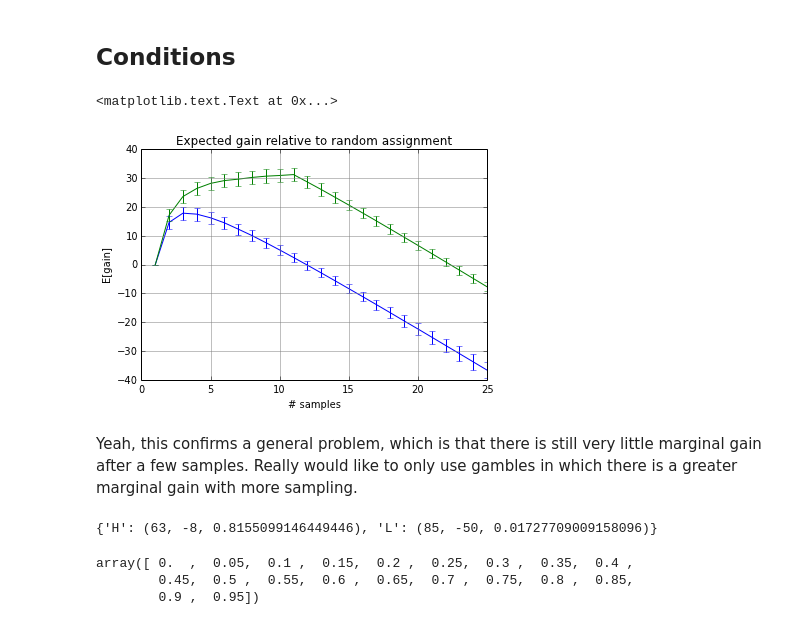
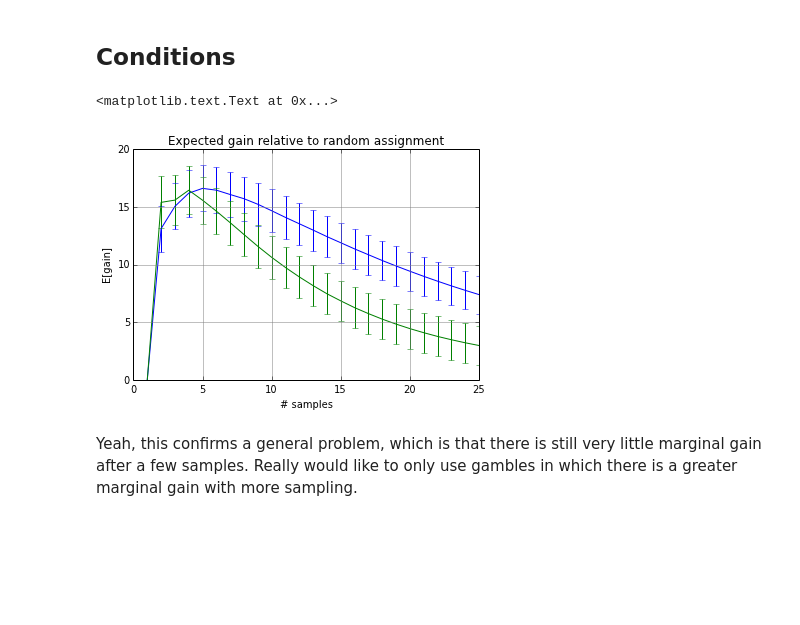
Before and after one commit to dmarkant/CompetitiveSampling, a Jupyter notebook: model/model-expiration.ipynb, the cells around one changed output. Saved outputs shown, nothing was run; the diff lists cells and outputs as text; code cells hidden in the pictures; blank space fills up the shorter version.

Commit message:
fixed uniform cdf, added intro

```diff
--- a/model/model-expiration.ipynb
+++ b/model/model-expiration.ipynb
@@ -106,7 +128,7 @@ ngambles = 100
 eg = {p: np.zeros((ngambles, maxsamp), float) for p in p_expire}
 
 for i in range(ngambles):
-    opt = generate_gamble_posneg()
+    opt = generate_gamble_posneg_nondom()
     for p in p_expire:
         eg[p][i] = expected_gain_given_uniform_expiration(opt, p, maxsamp)
 # %%
@@ -133,7 +155,7 @@ ngambles = 200
 eg = [np.zeros((ngambles, maxsamp), float) for _ in expire_par]
 
 for i in range(ngambles):
-    opt = generate_gamble_posneg()
+    opt = generate_gamble_posneg_nondom()
     for p_i, p in enumerate(expire_par):
         eg[p_i][i] = expected_gain_given_normal_expiration(opt, p[0], p[1], maxsamp)
 # %%
@@ -178,44 +200,34 @@ ngambles = 100
 eg = {key: np.zeros((ngambles, maxsamp), float)}
 
 for i in range(ngambles):
-    opt = generate_gamble_posneg()
-    eg[key][i] = expected_gain_given_uniform_expiration(opt, p, maxsamp)
+    opt = generate_gamble_posneg_nondom()
+    eg[key][i] = expected_gain_given_uniform_expiration(opt, p_expire, maxsamp)
 # %%
 # next, fixed probability of expiration over limited range
-key = 'U(10,25; .05)'
-p_expire = .05
+key = 'U(1,25; .1)'
+p_expire = .1
 maxsamp = 25
 ngambles = 100
 eg[key] = np.zeros((ngambles, maxsamp), float)
 
 for i in range(ngambles):
-    opt = generate_gamble_posneg()
-    eg[key][i] = expected_gain_given_uniform_expiration(opt, p, maxsamp, start=10)
+    opt = generate_gamble_posneg_nondom()
+    eg[key][i] = expected_gain_given_uniform_expiration(opt, p_expire, maxsamp)
 # %%
-keys = ['U(1,25; .05)','U(10,25; .05)']
+keys = ['U(1,25; .05)','U(1,25; .1)']
 fig = plt.figure()
 ax = fig.add_axes([.1,.1,.8,.8])
 
 for key in keys:
     y = eg[key].mean(axis=0)
     err = eg[key].std(axis=0)/np.sqrt(eg[key].shape[0])
-    ax.errorbar(x, y, yerr=err)
+    ax.errorbar(range(1, maxsamp+1), y, yerr=err)
 ax.grid(b=True, which='major', color='gray', linestyle='-')
 ax.set_xlabel('# samples')
 ax.set_ylabel('E[gain]')
 ax.set_title('Expected gain relative to random assignment')
 # %% [output]
 <matplotlib.text.Text at 0x...>
-[figure, old version]
+[figure, new version]
 # %% [markdown]
 Yeah, this confirms a general problem, which is that there is still very little marginal gain after a few samples. Really would like to only use gambles in which there is a greater marginal gain with more sampling.
-# %%
-print generate_gamble_posneg()
-# %% [output]
-{'H': (63, -8, 0.8155099146449446), 'L': (85, -50, 0.01727709009158096)}
-# %%
-arange(0., 1., .05)
-# %% [output]
-array([ 0.  ,  0.05,  0.1 ,  0.15,  0.2 ,  0.25,  0.3 ,  0.35,  0.4 ,
-        0.45,  0.5 ,  0.55,  0.6 ,  0.65,  0.7 ,  0.75,  0.8 ,  0.85,
-        0.9 ,  0.95])
```
Also changed, not shown: parts of 20 cells of this notebook, 2 other files.
